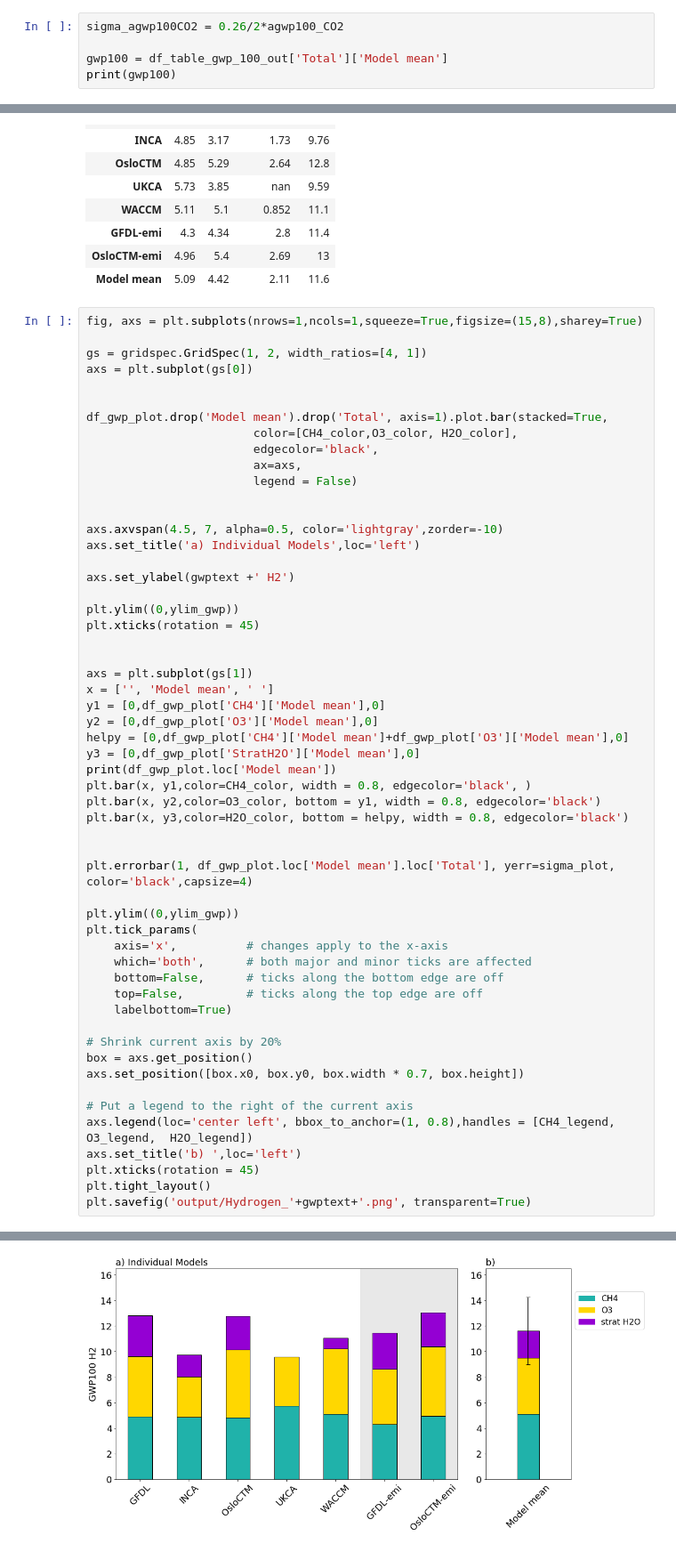
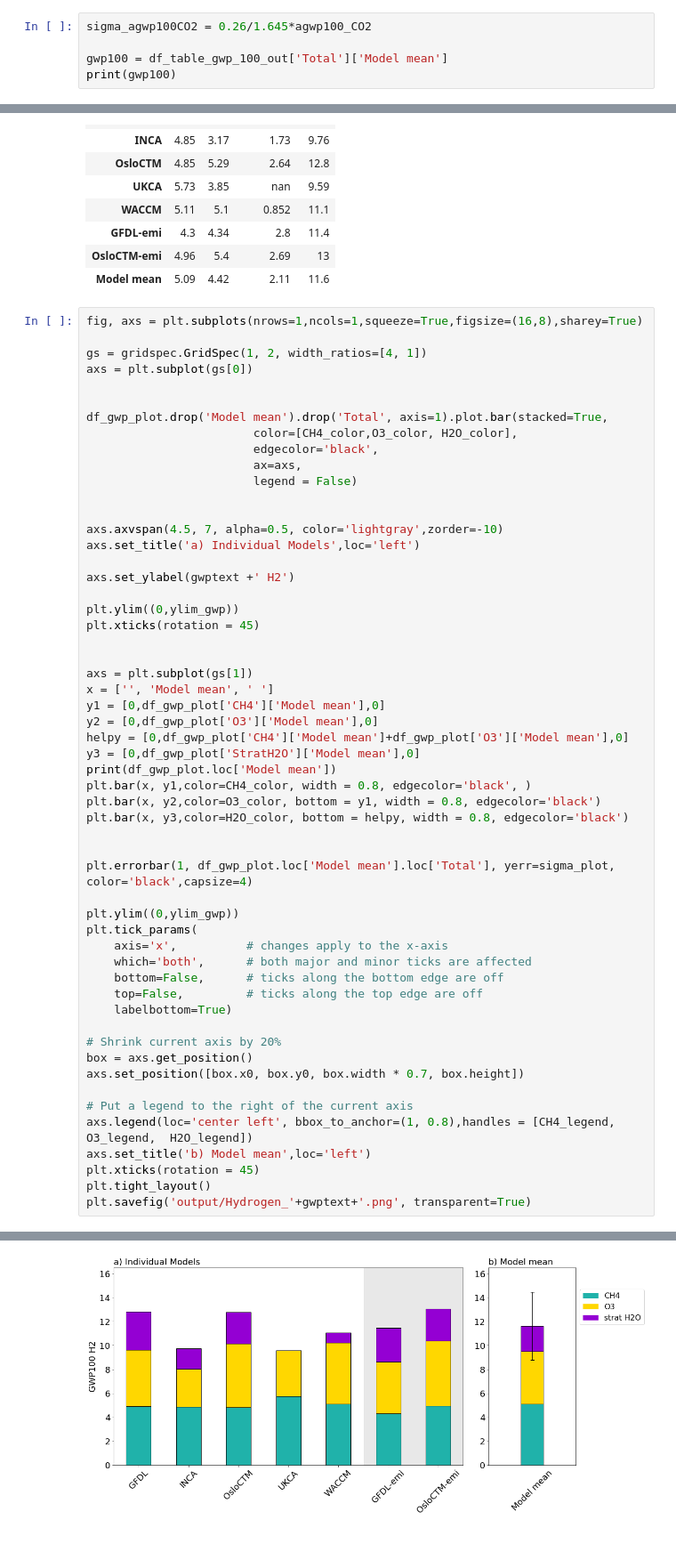
Before and after one commit to ciceroOslo/Hydrogen_GWP, a Jupyter notebook: GWP_different_time_horizons.ipynb, the cells around one changed output, grey strips where cells are left out. Shown at 89% size. Drawn from its saved outputs; the diff is of its cells as text.

```diff
--- a/GWP_different_time_horizons.ipynb
+++ b/GWP_different_time_horizons.ipynb
@@ -268,7 +274,7 @@ Name: h2_agwp_h2o, dtype: float64
 # %% [markdown]
 Values specific for this GWP100:
 # %%
-sigma_agwp100CO2 = 0.26/2*agwp100_CO2
+sigma_agwp100CO2 = 0.26/1.645*agwp100_CO2
 
 gwp100 = df_table_gwp_100_out['Total']['Model mean']
 print(gwp100)
@@ -468,7 +474,7 @@ df_gwp_plot
 | OsloCTM-emi | 4.96 | 5.4 | 2.69 | 13 |
 | Model mean | 5.09 | 4.42 | 2.11 | 11.6 |
 # %%
-fig, axs = plt.subplots(nrows=1,ncols=1,squeeze=True,figsize=(15,8),sharey=True)
+fig, axs = plt.subplots(nrows=1,ncols=1,squeeze=True,figsize=(16,8),sharey=True)
 
 gs = gridspec.GridSpec(1, 2, width_ratios=[4, 1])
 axs = plt.subplot(gs[0])
@@ -500,32 +506,32 @@ print(df_gwp_plot.loc['Model mean'])
 plt.bar(x, y1,color=CH4_color, width = 0.8, edgecolor='black', )
 plt.bar(x, y2,color=O3_color, bottom = y1, width = 0.8, edgecolor='black')
 plt.bar(x, y3,color=H2O_color, bottom = helpy, width = 0.8, edgecolor='black')
 
 
 plt.errorbar(1, df_gwp_plot.loc['Model mean'].loc['Total'], yerr=sigma_plot, color='black',capsize=4)
 
 plt.ylim((0,ylim_gwp))
 plt.tick_params(
     axis='x',          # changes apply to the x-axis
     which='both',      # both major and minor ticks are affected
     bottom=False,      # ticks along the bottom edge are off
     top=False,         # ticks along the top edge are off
     labelbottom=True)
 
 # Shrink current axis by 20%
 box = axs.get_position()
 axs.set_position([box.x0, box.y0, box.width * 0.7, box.height])
 
 # Put a legend to the right of the current axis
 axs.legend(loc='center left', bbox_to_anchor=(1, 0.8),handles = [CH4_legend, O3_legend,  H2O_legend])
-axs.set_title('b) ',loc='left')
+axs.set_title('b) Model mean',loc='left')
 plt.xticks(rotation = 45)
 plt.tight_layout()
 plt.savefig('output/Hydrogen_'+gwptext+'.png', transparent=True)
 # %% [output]
 CH4        5.09
 O3         4.42
 StratH2O   2.11
 Total      11.6
 Name: Model mean, dtype: float64
-[figure, old version]
+[figure, new version]
```
Also changed, not shown: parts of 7 cells of this notebook, 13 other files.
